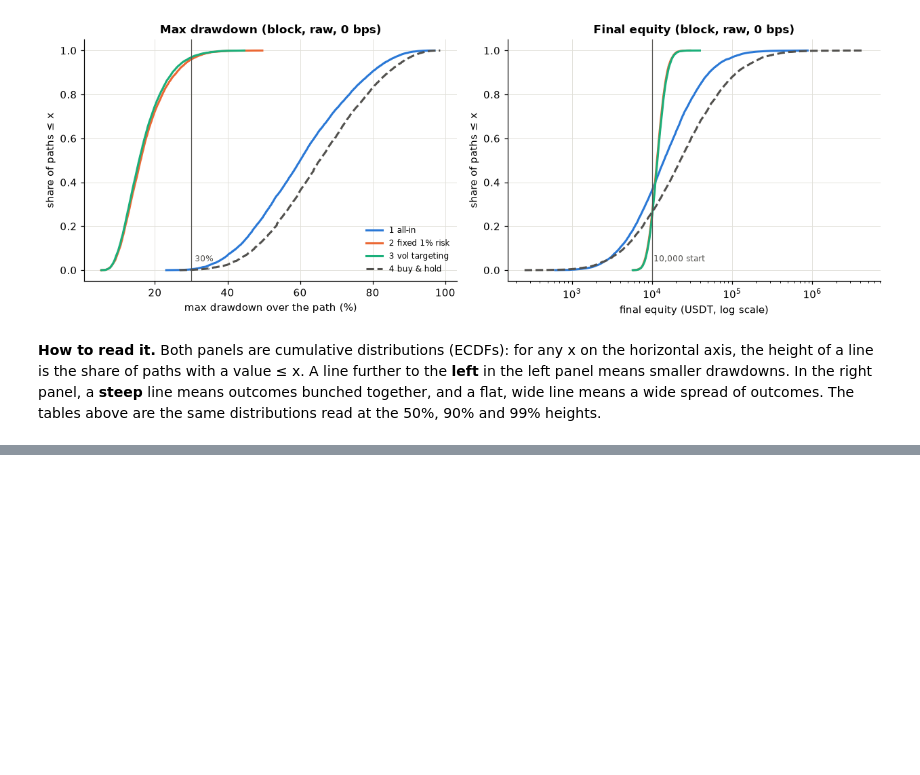
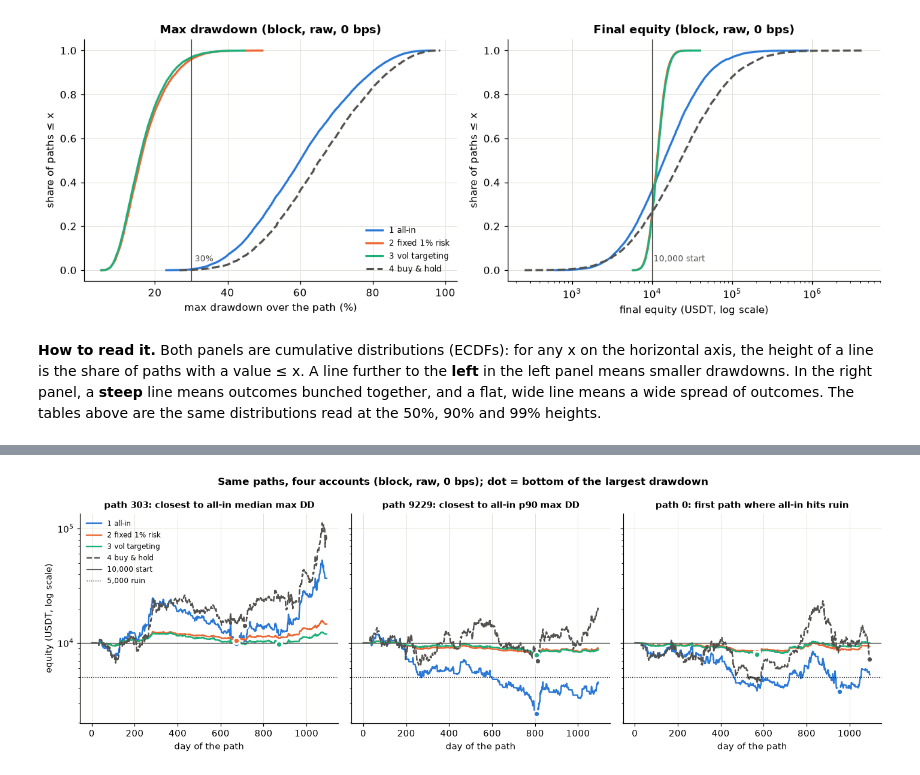
Before and after one commit to Alvarado-Maganna/crypto-quant-lab, a Jupyter notebook: notebooks/11_position_sizing.ipynb, the cells around one changed output, grey strips where cells are left out. Saved outputs shown, nothing was run; the diff lists cells and outputs as text; code cells hidden in the pictures; blank space fills up the shorter version.

```diff
--- a/notebooks/11_position_sizing.ipynb
+++ b/notebooks/11_position_sizing.ipynb
@@ -719,0 +637,22 @@ nothing is rebalanced. The grey band is the warm-up.
+# %%
+fig, axes = plt.subplots(1, 3, figsize=(13, 4.4), sharey=True)
+days = np.arange(N_DAYS)
+for k, (ax, (rule, i)) in enumerate(zip(axes, PICKS.items())):
+    for s in SCHEME_NAMES:
+        eq = EQ_SEL[s][k]
+        ax.plot(days, eq, color=COLOR[s], ls=STYLE[s], lw=1.6, label=SCHEME_NAMES[s])
+        d = int(max_drawdown_day(eq))
+        ax.scatter(d, eq[d], s=46, color=COLOR[s], edgecolor="white", linewidth=2, zorder=5)
+    ax.set_yscale("log")
+    ax.axhline(INITIAL, color=MUTED, lw=0.9, label="10,000 start")
+    ax.axhline(RUIN_LEVEL * INITIAL, color=INK, lw=0.9, ls=":", label="5,000 ruin")
+    ax.set_title(f"path {i}: {rule}", fontsize=9.5)
+    ax.set_xlabel("day of the path")
+axes[0].set_ylabel("equity (USDT, log scale)")
+axes[0].legend(frameon=False, fontsize=8, loc="upper left")
+fig.suptitle("Same paths, four accounts (block, raw, 0 bps); dot = bottom of the largest drawdown",
+             fontweight="bold", fontsize=11)
+fig.tight_layout()
+plt.show()
+# %% [output]
+[figure, added]
```
Also changed, not shown: parts of 61 cells of this notebook, 3 other files.
